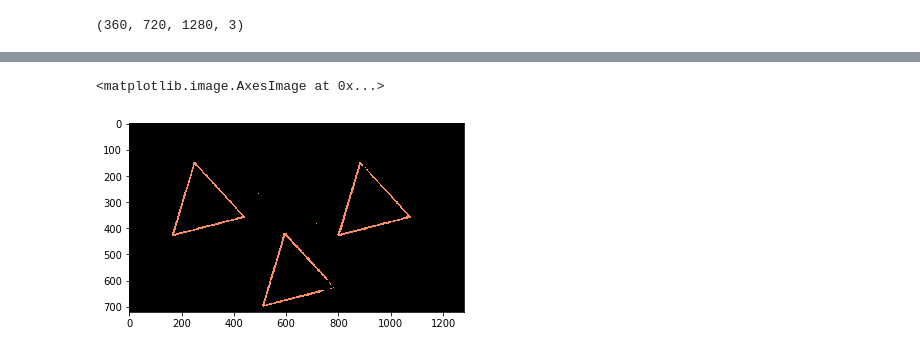
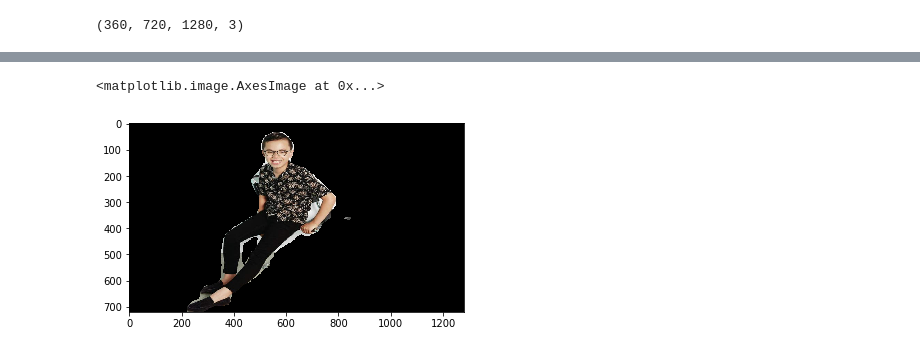
Before and after one commit to twcmchang/magic-effect, a Jupyter notebook: 05. Animation effect (person stand out).ipynb, the cells around one changed output, grey strips where cells are left out. Cells and saved outputs as stored; diff of their text form; code cells hidden in the pictures.

Commit message:
added the animation effect behind person successfully and cleaned code

```diff
--- a/05. Animation effect (person stand out).ipynb
+++ b/05. Animation effect (person stand out).ipynb
@@ -157,0 +156,6 @@ example = cv2.cvtColor(cv2.imread('image_kidmodel.jpg'), cv2.COLOR_BGR2RGB)
+# %%
+example = cv2.cvtColor(cv2.imread('image_kidmodel.jpg'), cv2.COLOR_BGR2RGB)
+image = resize(example, (720, 1280)) * 255
+image = image.astype(np.uint8)
+_, person_mask = run_visualization(image, verbose=True)
+person_mask = (person_mask == 15).astype(np.uint8)
@@ -158,5 +164,5 @@ example = cv2.cvtColor(cv2.imread('image_kidmodel.jpg'), cv2.COLOR_BGR2RGB)
+# %%
+person_mask = np.stack((person_mask, person_mask, person_mask), axis=2)
 # %%
-image = resize(example, (720, 1280)) * 255
-image = image.astype(np.uint8)
+person_mask = resize(person_mask, (720, 1280)) * 255
+person_mask = person_mask.astype(np.uint8)
-# %%
-run_visualization(image, verbose=True)
@@ -177,5 +169,5 @@ mm = np.stack((mm,mm,mm),axis=2) * colors[0]
 # %%
-plt.imshow(mm)
+plt.imshow(image*(person_mask > 0))
 # %% [output]
 <matplotlib.image.AxesImage at 0x...>
-[figure, old version]
+[figure, new version]
```
Also changed, not shown: parts of 23 cells of this notebook.
